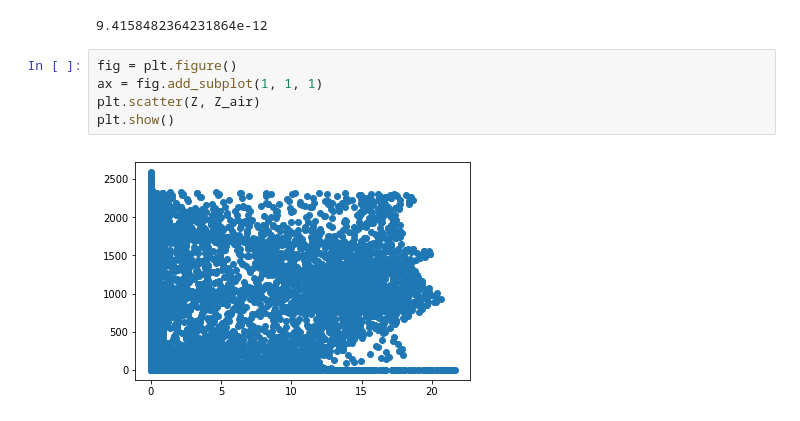
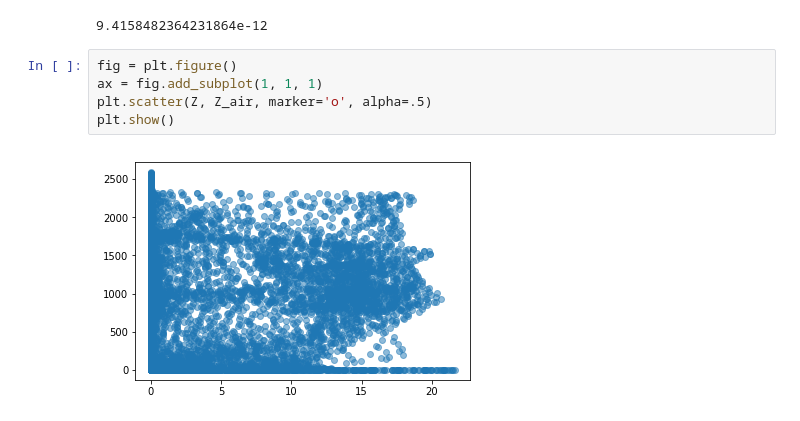
Before and after one commit to jandarli/BreathingAirNYC, a Jupyter notebook: Exploring Data.ipynb, the cells around one changed output. Saved outputs shown, nothing was run; the diff lists cells and outputs as text.

```diff
--- a/Exploring Data.ipynb
+++ b/Exploring Data.ipynb
@@ -184,7 +181,7 @@ Z_air[0][0]
 # %%
 fig = plt.figure()
 ax = fig.add_subplot(1, 1, 1)
-plt.scatter(Z, Z_air)
+plt.scatter(Z, Z_air, marker='o', alpha=.5)
 plt.show()
 # %% [output]
-[figure, old version]
+[figure, new version]
```
Also changed, not shown: parts of 1 cell of this notebook, 4 other files.
